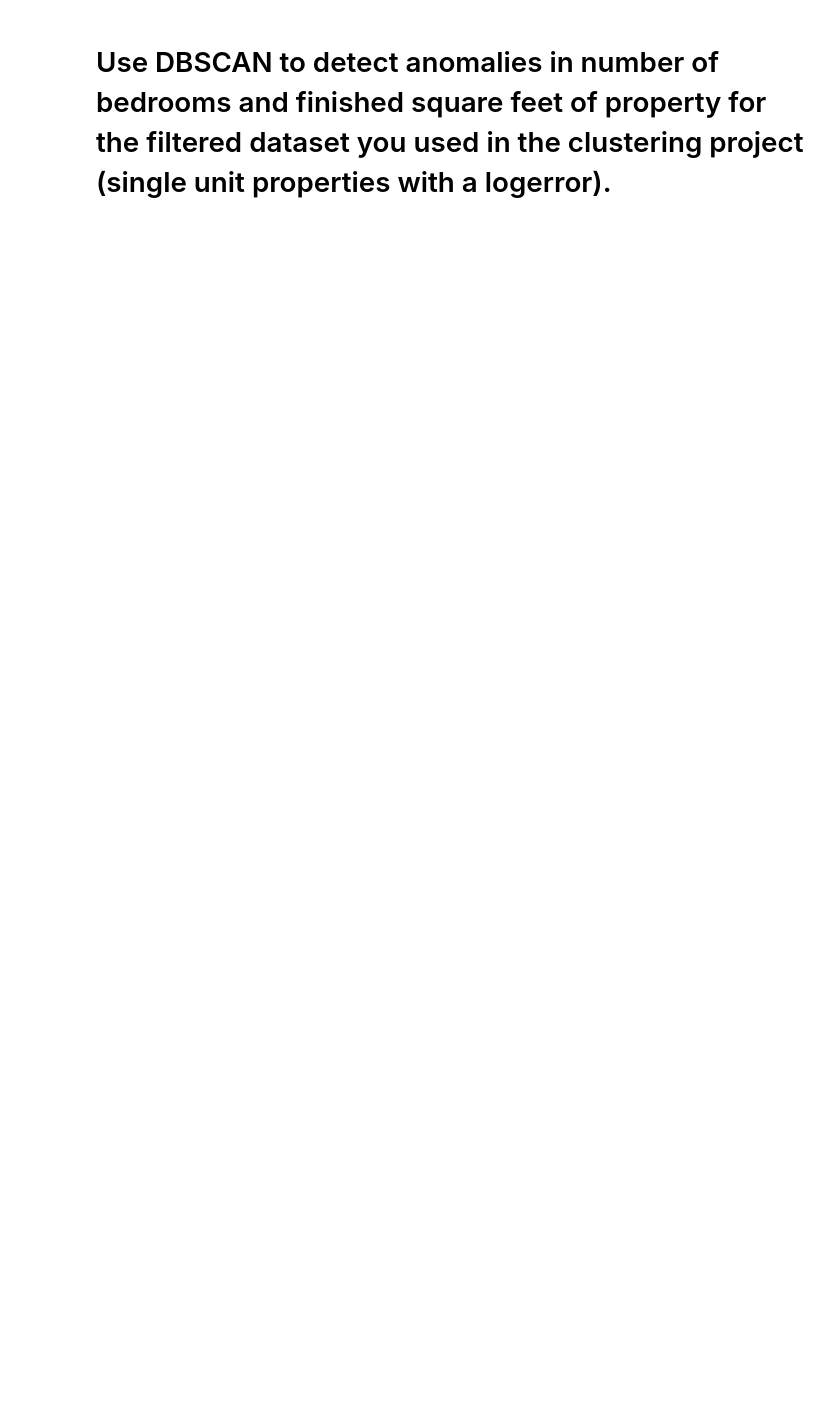
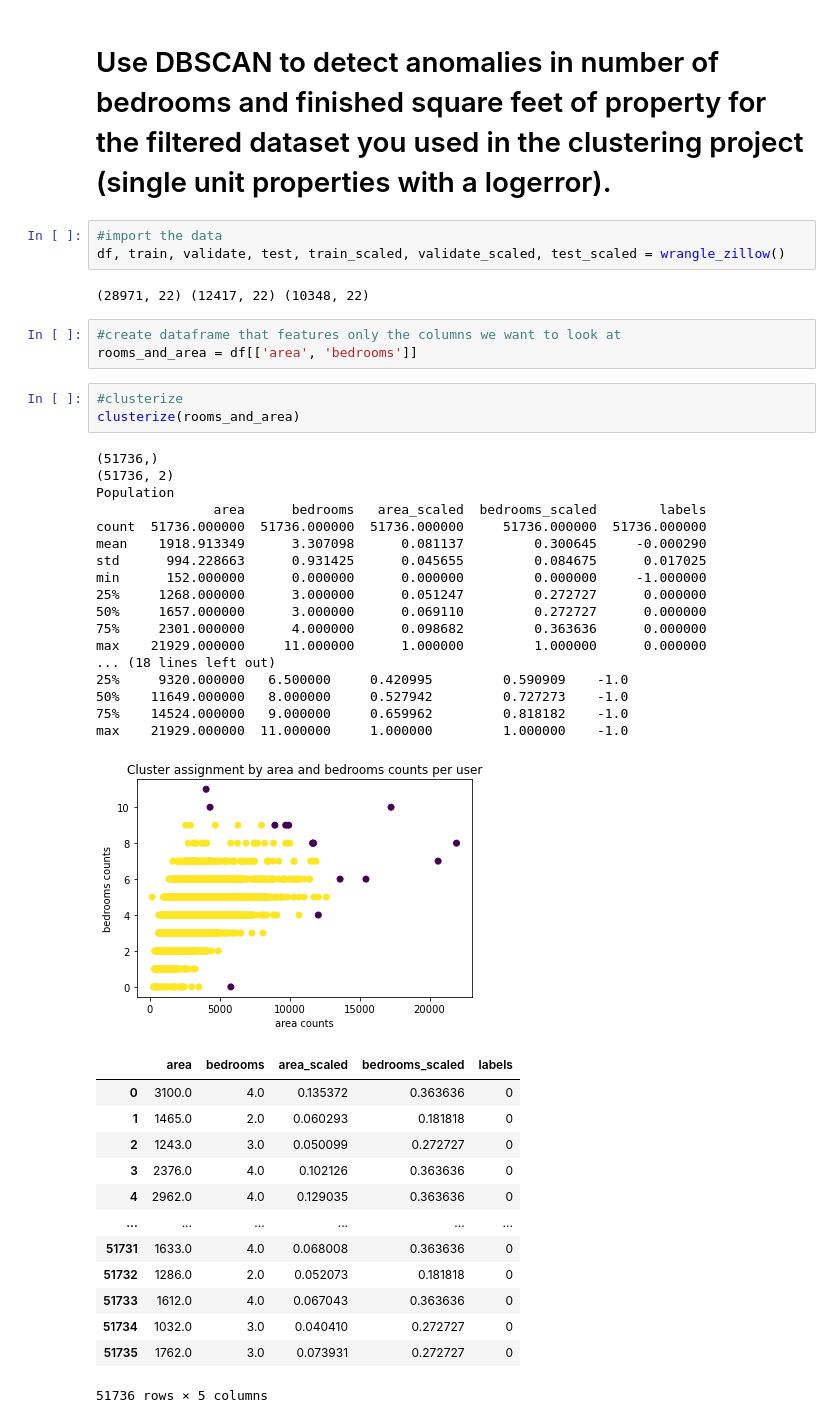
Before and after one commit to joshua-shorterivey/anomaly-detection-exercises, a Jupyter notebook: clustering_anomaly_detection.ipynb, the cells around one changed output. Cells and saved outputs as stored; diff of their text form; blank space fills up the shorter version.

```diff
--- a/clustering_anomaly_detection.ipynb
+++ b/clustering_anomaly_detection.ipynb
@@ -207,2 +423,45 @@ plt.show()
 # %% [markdown]
 # Use DBSCAN to detect anomalies in number of bedrooms and finished square feet of property for the filtered dataset you used in the clustering project (single unit properties with a logerror).
+# %%
+#import the data
+df, train, validate, test, train_scaled, validate_scaled, test_scaled = wrangle_zillow()
+# %% [output]
+(28971, 22) (12417, 22) (10348, 22)
+# %%
+#create dataframe that features only the columns we want to look at
+rooms_and_area = df[['area', 'bedrooms']]
+# %%
+#clusterize
+clusterize(rooms_and_area)
+# %% [output]
+(51736,)
+(51736, 2)
+Population
+               area      bedrooms   area_scaled  bedrooms_scaled        labels
+count  51736.000000  51736.000000  51736.000000     51736.000000  51736.000000
+mean    1918.913349      3.307098      0.081137         0.300645     -0.000290
+std      994.228663      0.931425      0.045655         0.084675      0.017025
+min      152.000000      0.000000      0.000000         0.000000     -1.000000
+25%     1268.000000      3.000000      0.051247         0.272727      0.000000
+50%     1657.000000      3.000000      0.069110         0.272727      0.000000
+75%     2301.000000      4.000000      0.098682         0.363636      0.000000
+max    21929.000000     11.000000      1.000000         1.000000      0.000000
+... (18 lines left out)
+25%     9320.000000   6.500000     0.420995         0.590909    -1.0
+50%    11649.000000   8.000000     0.527942         0.727273    -1.0
+75%    14524.000000   9.000000     0.659962         0.818182    -1.0
+max    21929.000000  11.000000     1.000000         1.000000    -1.0
+[figure, added]
+|  | area | bedrooms | area_scaled | bedrooms_scaled | labels |
+| 0 | 3100.0 | 4.0 | 0.135372 | 0.363636 | 0 |
+| 1 | 1465.0 | 2.0 | 0.060293 | 0.181818 | 0 |
+| 2 | 1243.0 | 3.0 | 0.050099 | 0.272727 | 0 |
+| 3 | 2376.0 | 4.0 | 0.102126 | 0.363636 | 0 |
+| 4 | 2962.0 | 4.0 | 0.129035 | 0.363636 | 0 |
+| ... | ... | ... | ... | ... | ... |
+| 51731 | 1633.0 | 4.0 | 0.068008 | 0.363636 | 0 |
+| 51732 | 1286.0 | 2.0 | 0.052073 | 0.181818 | 0 |
+| 51733 | 1612.0 | 4.0 | 0.067043 | 0.363636 | 0 |
+| 51734 | 1032.0 | 3.0 | 0.040410 | 0.272727 | 0 |
+| 51735 | 1762.0 | 3.0 | 0.073931 | 0.272727 | 0 |
+51736 rows × 5 columns
```
Also changed, not shown: parts of 14 cells of this notebook, 1 other file.
